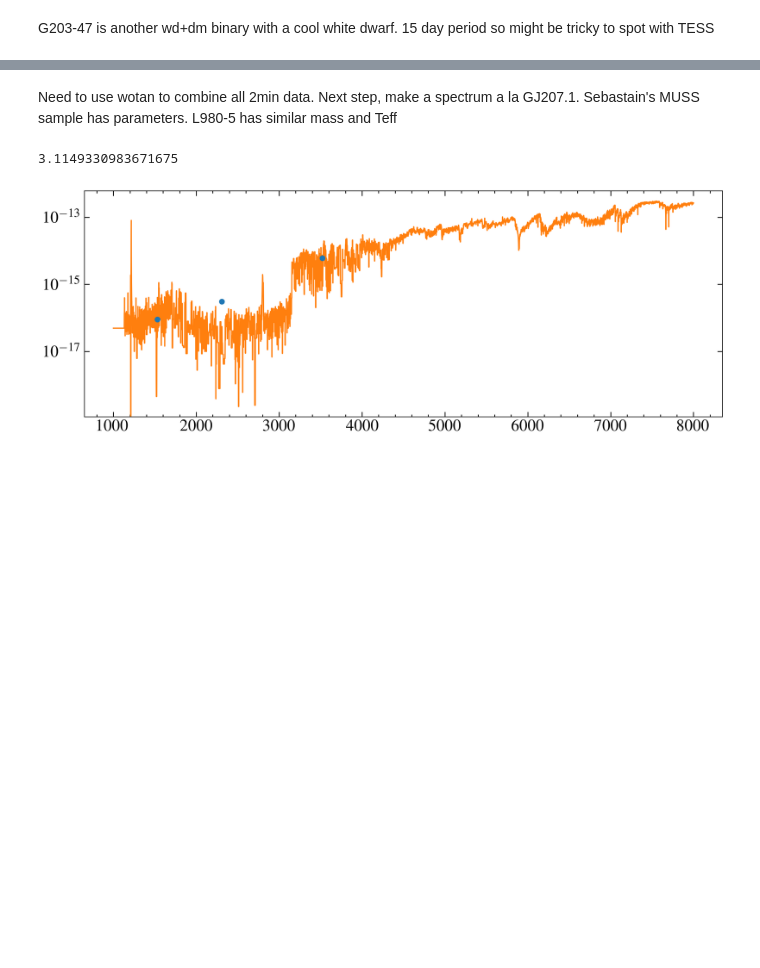
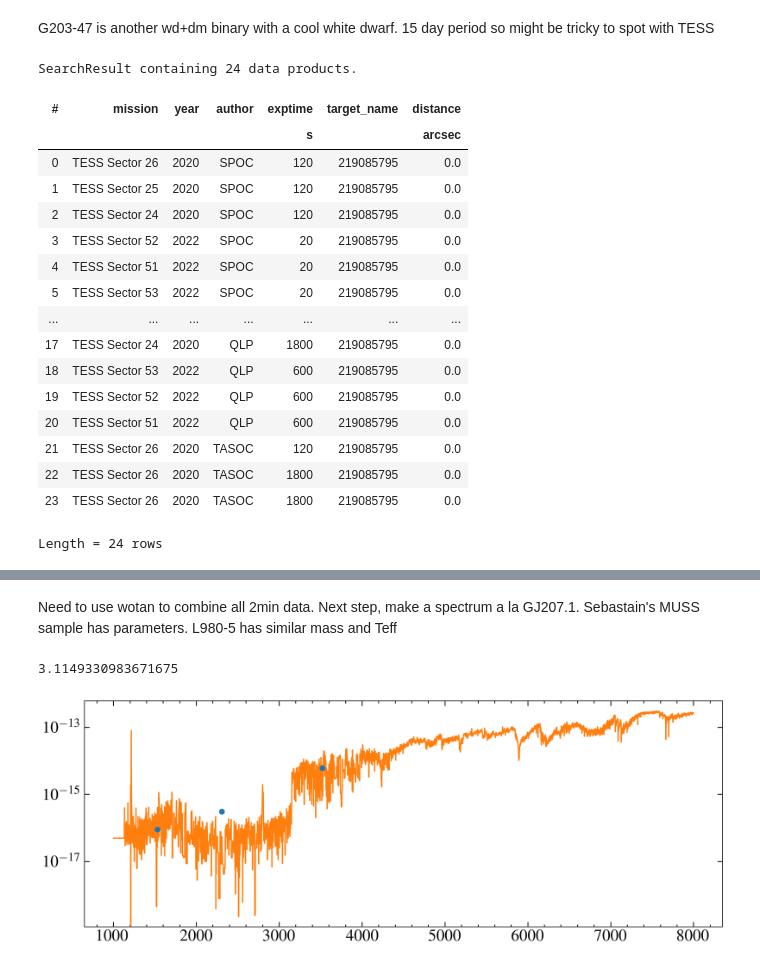
Before and after one commit to davidjwilson/gj207.1, a Jupyter notebook: G203-47.ipynb, the cells around one changed output, grey strips where cells are left out. Drawn from its saved outputs; the diff is of its cells as text; code cells hidden in the pictures; blank space fills up the shorter version.

```diff
--- a/G203-47.ipynb
+++ b/G203-47.ipynb
@@ -21,7 +21,26 @@ from matplotlib import rcParams
 rcParams["figure.figsize"] = (14, 5)
 rcParams["font.size"] = 20
 # %%
-# tic = 219085795
-# star = lk.search_lightcurve('TIC219085795')
-# star
+tic = 219085795
+star = lk.search_lightcurve('TIC219085795')
+star
+# %% [output]
+SearchResult containing 24 data products.
+| # | mission | year | author | exptime | target_name | distance |
+|  |  |  |  | s |  | arcsec |
+| 0 | TESS Sector 26 | 2020 | SPOC | 120 | 219085795 | 0.0 |
+| 1 | TESS Sector 25 | 2020 | SPOC | 120 | 219085795 | 0.0 |
+| 2 | TESS Sector 24 | 2020 | SPOC | 120 | 219085795 | 0.0 |
+| 3 | TESS Sector 52 | 2022 | SPOC | 20 | 219085795 | 0.0 |
+| 4 | TESS Sector 51 | 2022 | SPOC | 20 | 219085795 | 0.0 |
+| 5 | TESS Sector 53 | 2022 | SPOC | 20 | 219085795 | 0.0 |
+| ... | ... | ... | ... | ... | ... | ... |
+| 17 | TESS Sector 24 | 2020 | QLP | 1800 | 219085795 | 0.0 |
+| 18 | TESS Sector 53 | 2022 | QLP | 600 | 219085795 | 0.0 |
+| 19 | TESS Sector 52 | 2022 | QLP | 600 | 219085795 | 0.0 |
+| 20 | TESS Sector 51 | 2022 | QLP | 600 | 219085795 | 0.0 |
+| 21 | TESS Sector 26 | 2020 | TASOC | 120 | 219085795 | 0.0 |
+| 22 | TESS Sector 26 | 2020 | TASOC | 1800 | 219085795 | 0.0 |
+| 23 | TESS Sector 26 | 2020 | TASOC | 1800 | 219085795 | 0.0 |
+Length = 24 rows
 # %%
```
Also changed, not shown: parts of 1 cell of this notebook, 40 other files.
